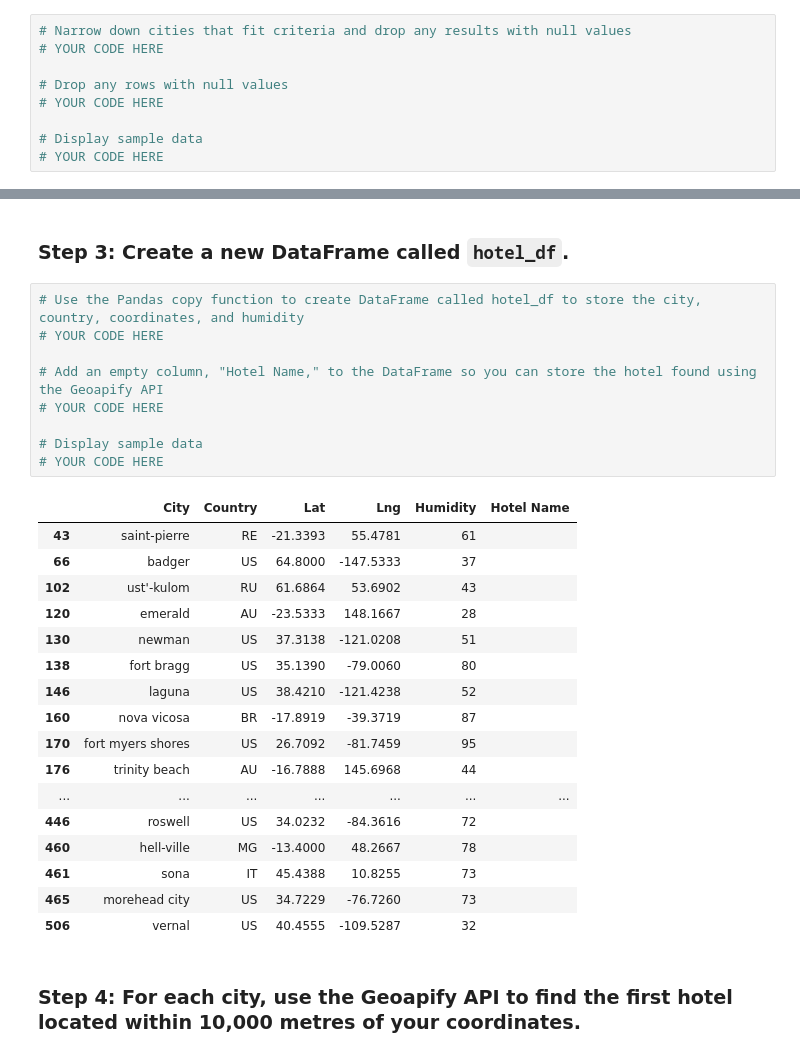
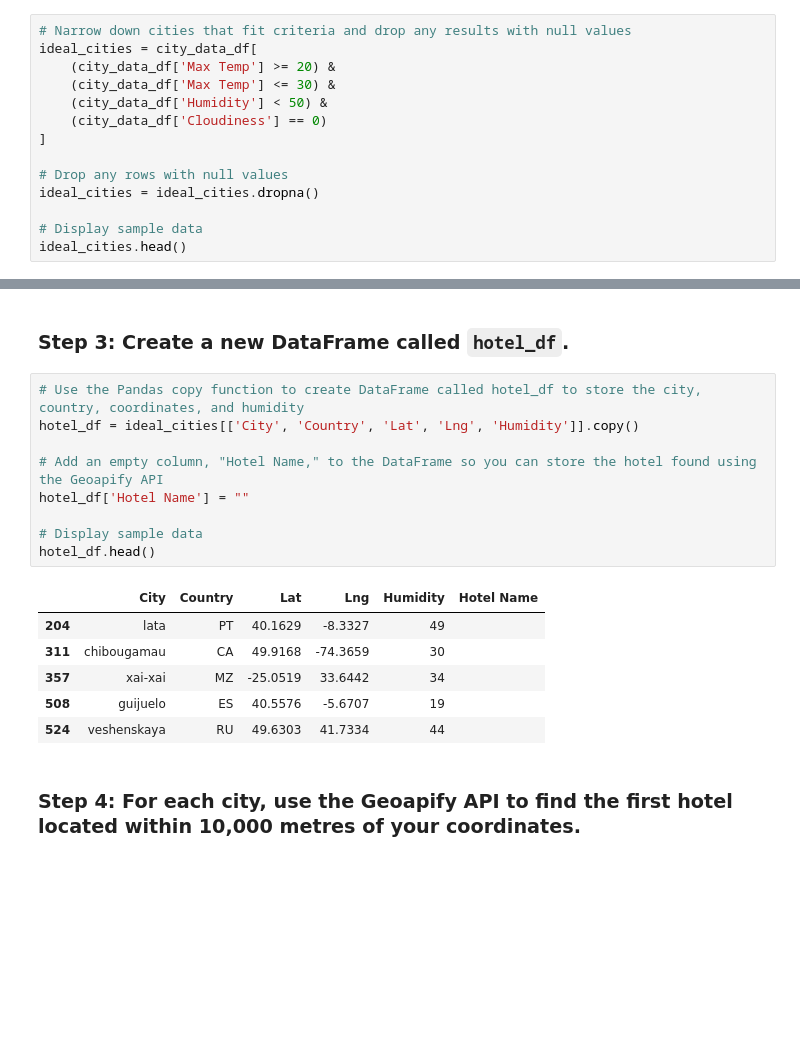
Before and after one commit to maslla100/python-api-challenge, a Jupyter notebook: VacationPy.ipynb, the cells around one changed output, grey strips where cells are left out. Drawn from its saved outputs; the diff is of its cells as text; blank space fills up the shorter version.

```diff
--- a/VacationPy.ipynb
+++ b/VacationPy.ipynb
@@ -46,12 +87,17 @@ city_data_df.head()
 ### Step 2: Narrow down the `city_data_df` DataFrame to find your ideal weather condition
 # %%
 # Narrow down cities that fit criteria and drop any results with null values
-# YOUR CODE HERE
+ideal_cities = city_data_df[
+    (city_data_df['Max Temp'] >= 20) &
+    (city_data_df['Max Temp'] <= 30) &
+    (city_data_df['Humidity'] < 50) &
+    (city_data_df['Cloudiness'] == 0)
+]
 
 # Drop any rows with null values
-# YOUR CODE HERE
+ideal_cities = ideal_cities.dropna()
 
 # Display sample data
-# YOUR CODE HERE
+ideal_cities.head()
 # %% [output]
 |  | City_ID | City | Lat | Lng | Max Temp | Humidity | Cloudiness | Wind Speed | Country | Date |
@@ -75,31 +110,20 @@ city_data_df.head()
 ### Step 3: Create a new DataFrame called `hotel_df`.
 # %%
 # Use the Pandas copy function to create DataFrame called hotel_df to store the city, country, coordinates, and humidity
-# YOUR CODE HERE
+hotel_df = ideal_cities[['City', 'Country', 'Lat', 'Lng', 'Humidity']].copy()
 
 # Add an empty column, "Hotel Name," to the DataFrame so you can store the hotel found using the Geoapify API
-# YOUR CODE HERE
+hotel_df['Hotel Name'] = ""
 
 # Display sample data
-# YOUR CODE HERE
+hotel_df.head()
 # %% [output]
 |  | City | Country | Lat | Lng | Humidity | Hotel Name |
-| 43 | saint-pierre | RE | -21.3393 | 55.4781 | 61 |  |
-| 66 | badger | US | 64.8000 | -147.5333 | 37 |  |
-| 102 | ust'-kulom | RU | 61.6864 | 53.6902 | 43 |  |
-| 120 | emerald | AU | -23.5333 | 148.1667 | 28 |  |
-| 130 | newman | US | 37.3138 | -121.0208 | 51 |  |
-| 138 | fort bragg | US | 35.1390 | -79.0060 | 80 |  |
-| 146 | laguna | US | 38.4210 | -121.4238 | 52 |  |
-| 160 | nova vicosa | BR | -17.8919 | -39.3719 | 87 |  |
-| 170 | fort myers shores | US | 26.7092 | -81.7459 | 95 |  |
-| 176 | trinity beach | AU | -16.7888 | 145.6968 | 44 |  |
-| ... | ... | ... | ... | ... | ... | ... |
-| 446 | roswell | US | 34.0232 | -84.3616 | 72 |  |
-| 460 | hell-ville | MG | -13.4000 | 48.2667 | 78 |  |
-| 461 | sona | IT | 45.4388 | 10.8255 | 73 |  |
-| 465 | morehead city | US | 34.7229 | -76.7260 | 73 |  |
-| 506 | vernal | US | 40.4555 | -109.5287 | 32 |  |
+| 204 | lata | PT | 40.1629 | -8.3327 | 49 |  |
+| 311 | chibougamau | CA | 49.9168 | -74.3659 | 30 |  |
+| 357 | xai-xai | MZ | -25.0519 | 33.6442 | 34 |  |
+| 508 | guijuelo | ES | 40.5576 | -5.6707 | 19 |  |
+| 524 | veshenskaya | RU | 49.6303 | 41.7334 | 44 |  |
 # %% [markdown]
 ### Step 4: For each city, use the Geoapify API to find the first hotel located within 10,000 metres of your coordinates.
 # %%
```
Also changed, not shown: parts of 8 cells of this notebook, 2 other files.
